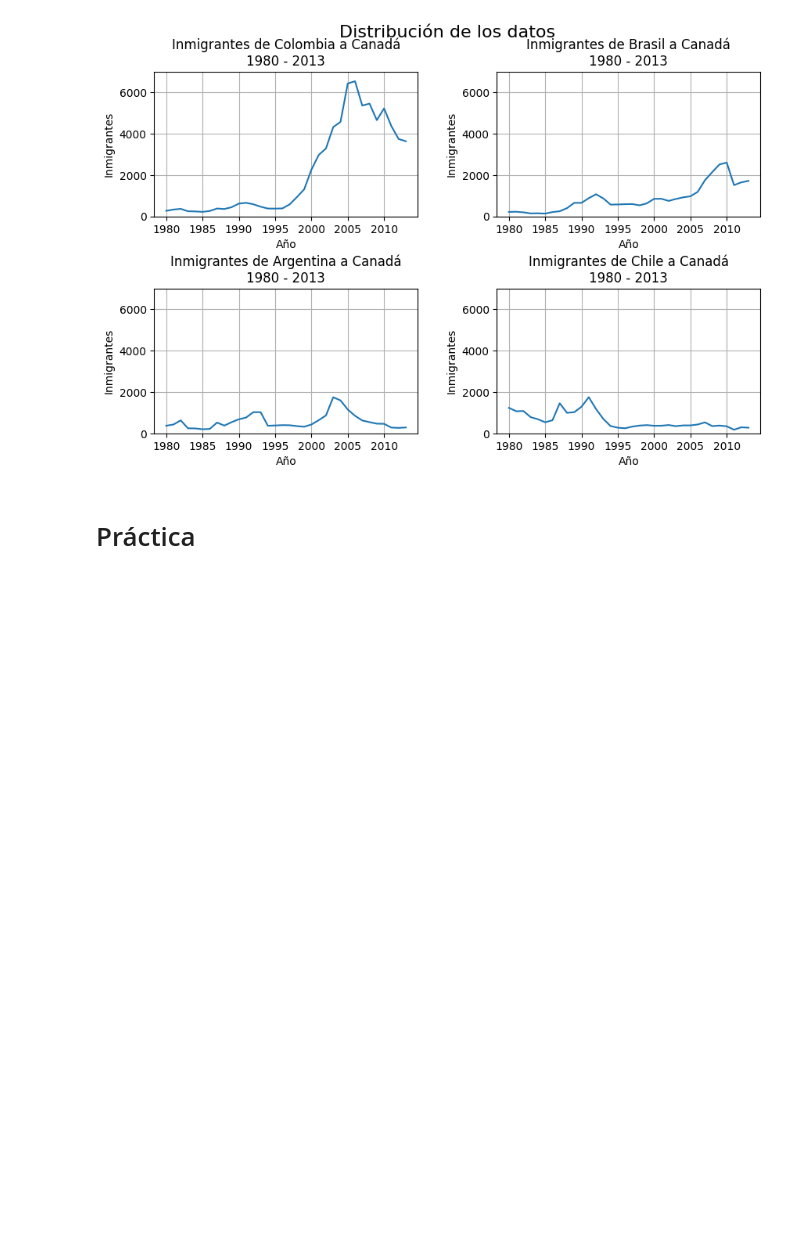
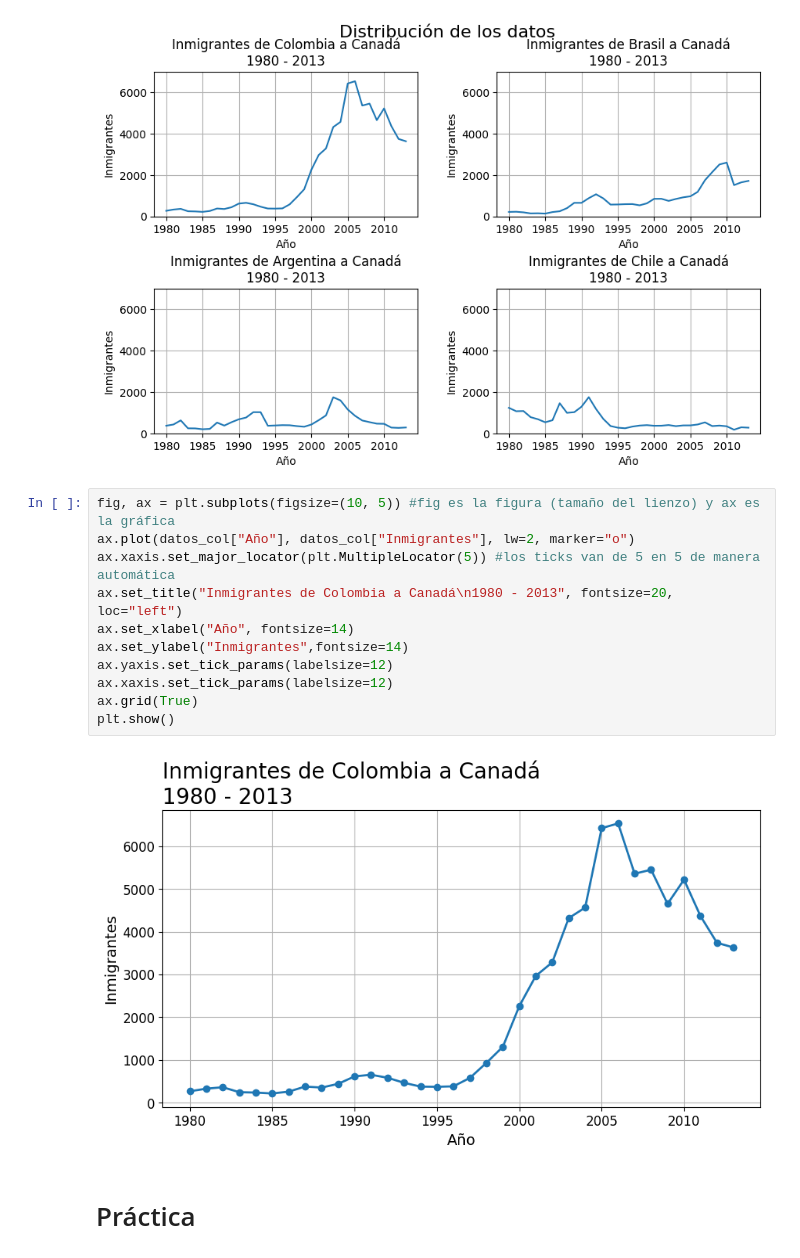
Before and after one commit to AenimaLabs/Oracle_One_Data_Science, a Jupyter notebook: Visualización_de_datos.ipynb, the cells around one changed output. Cells and saved outputs as stored; diff of their text form; blank space fills up the shorter version.

```diff
--- a/Visualización_de_datos.ipynb
+++ b/Visualización_de_datos.ipynb
@@ -275,6 +275,19 @@ for ax in axs.flat:
 plt.show()
 # %% [output]
 [figure]
+# %%
+fig, ax = plt.subplots(figsize=(10, 5)) #fig es la figura (tamaño del lienzo) y ax es la gráfica
+ax.plot(datos_col["Año"], datos_col["Inmigrantes"], lw=2, marker="o")
+ax.xaxis.set_major_locator(plt.MultipleLocator(5)) #los ticks van de 5 en 5 de manera automática
+ax.set_title("Inmigrantes de Colombia a Canadá\n1980 - 2013", fontsize=20, loc="left")
+ax.set_xlabel("Año", fontsize=14)
+ax.set_ylabel("Inmigrantes",fontsize=14)
+ax.yaxis.set_tick_params(labelsize=12)
+ax.xaxis.set_tick_params(labelsize=12)
+ax.grid(True)
+plt.show()
+# %% [output]
+[figure, added]
 # %% [markdown]
 # Práctica
 # %%
```
